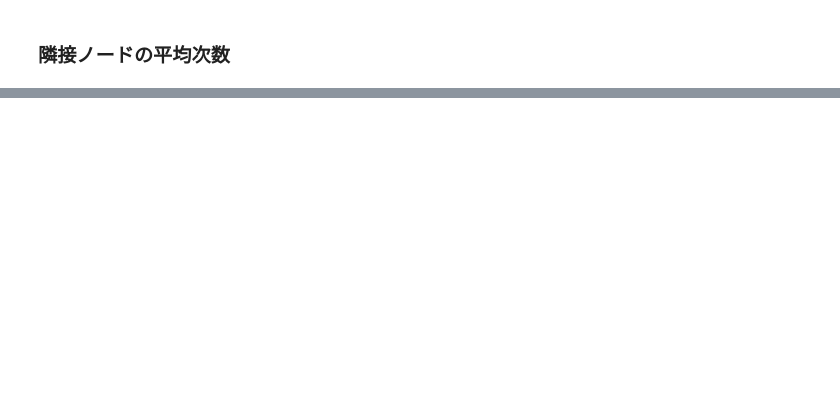
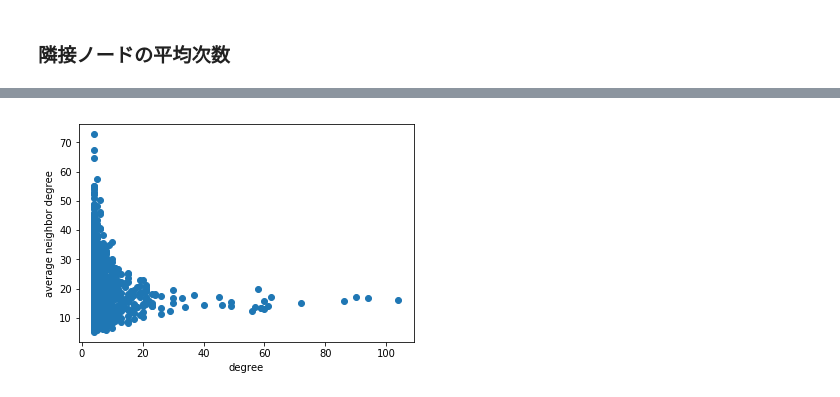
Before and after one commit to MasakiChujo/NetworkScience, a Jupyter notebook: networkx3.ipynb, the cells around one changed output, grey strips where cells are left out. Saved outputs shown, nothing was run; the diff lists cells and outputs as text; code cells hidden in the pictures; blank space fills up the shorter version.

```diff
--- a/networkx3.ipynb
+++ b/networkx3.ipynb
@@ -236,0 +243,13 @@ plt.show()
+# %%
+# 次数とその隣接ノード次数を示したもの
+deg=nx.degree(G)
+k=np.zeros(G.number_of_nodes())
+for i in range(G.number_of_nodes()):
+    k[i]=deg[i]
+#print(knn_items)
+plt.xlabel('degree')
+plt.ylabel('average neighbor degree')
+plt.scatter(k,knn_items)
+plt.show()
+# %% [output]
+[figure, added]
```
Also changed, not shown: parts of 13 cells of this notebook.
